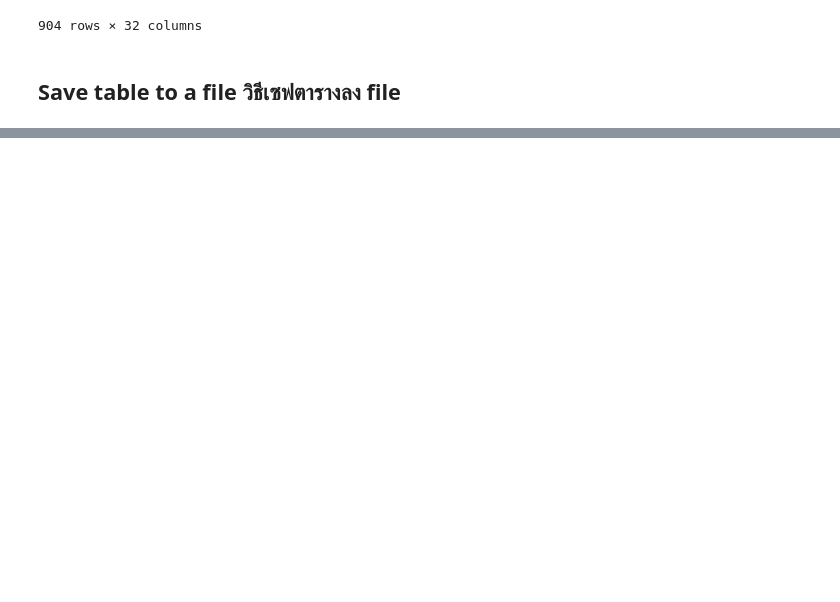
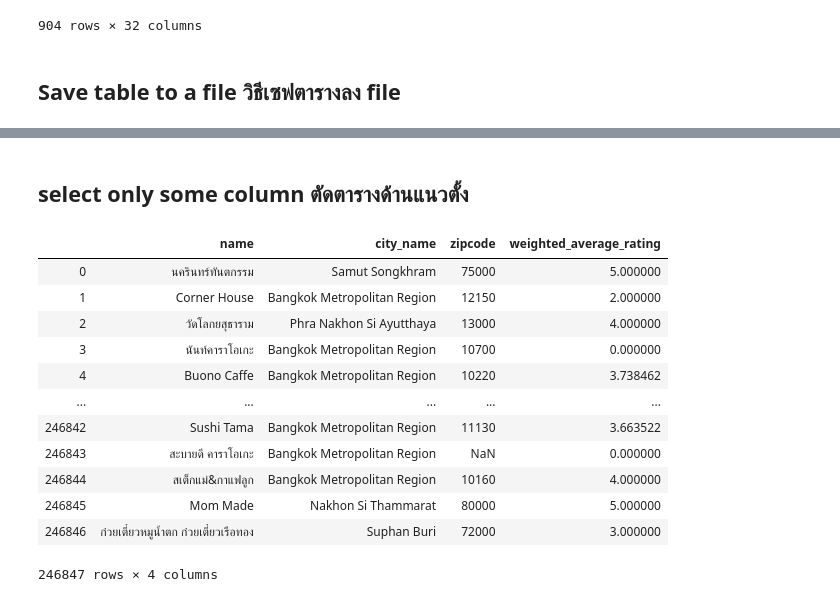
Before and after one commit to Panadda1999ketarunsri/python_dataviz, a Jupyter notebook: Pandas 101.ipynb, the cells around one changed output, grey strips where cells are left out. Saved outputs shown, nothing was run; the diff lists cells and outputs as text; code cells hidden in the pictures; blank space fills up the shorter version.

```diff
--- a/Pandas 101.ipynb
+++ b/Pandas 101.ipynb
@@ -307,0 +312,5 @@ w_restaurant_df.to_csv ('test.csv')
+# %%
+w_restaurant_PATH = 'C:\\Users\\acer\\Desktop\\Basic programing\\w_restaurant.csv' # Path คือที่อยู่ของไฟล์ หรือ location
+search_click_PATH ='C:\\Users\\acer\\Desktop\\Basic programing\\search_click.csv'  # ใส่ \ ให้ทุกตัวที่มี \อยู่ และใส่ชื่อไฟล์ตามหลัง
+w_restaurant_df = pd.read_csv(w_restaurant_PATH)
+search_click_df = pd.read_csv(search_click_PATH)  # ไม่ต้องไปรันจากข้างบน คือมารันตรงนี้เลย
@@ -307,0 +336,19 @@ w_restaurant_df.to_csv ('test.csv')
+# %% [markdown]
+## select  only some column  ตัดตารางด้านแนวตั้ง
+# %%
+w_restaurant_df[['name','city_name','zipcode','weighted_average_rating']]  # [] รอบแรกคือบอกว่าเราจะใส่อะไรลงไป [] รอบสองคือเอา column ที่ต้องการใส่ใน list
+                                                                            # อันนี้คือโชว์ตารางอย่างเดียว
+# %% [output]
+|  | name | city_name | zipcode | weighted_average_rating |
+| 0 | นครินทร์ทันตกรรม | Samut Songkhram | 75000 | 5.000000 |
+| 1 | Corner House | Bangkok Metropolitan Region | 12150 | 2.000000 |
+| 2 | วัดโลกยสุธาราม | Phra Nakhon Si Ayutthaya | 13000 | 4.000000 |
+| 3 | นันท์คาราโอเกะ | Bangkok Metropolitan Region | 10700 | 0.000000 |
+| 4 | Buono Caffe | Bangkok Metropolitan Region | 10220 | 3.738462 |
+| ... | ... | ... | ... | ... |
+| 246842 | Sushi Tama | Bangkok Metropolitan Region | 11130 | 3.663522 |
+| 246843 | สะบายดี คาราโอเกะ | Bangkok Metropolitan Region | NaN | 0.000000 |
+| 246844 | สเต็กแม่&กาแฟลูก | Bangkok Metropolitan Region | 10160 | 4.000000 |
+| 246845 | Mom Made | Nakhon Si Thammarat | 80000 | 5.000000 |
+| 246846 | ก๋วยเตี๋ยวหมูน้ำตก ก๋วยเตี๋ยวเรือทอง | Suphan Buri | 72000 | 3.000000 |
+246847 rows × 4 columns
```
Also changed, not shown: parts of 44 cells of this notebook, 4 other files.
